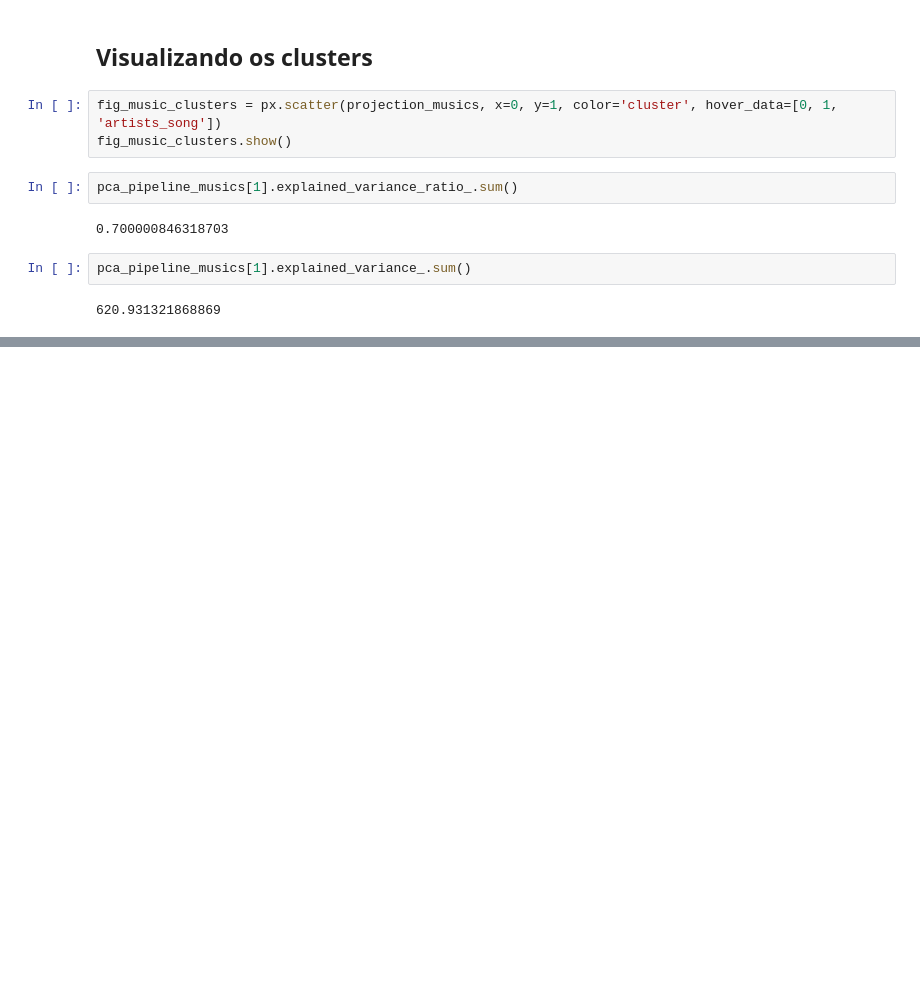
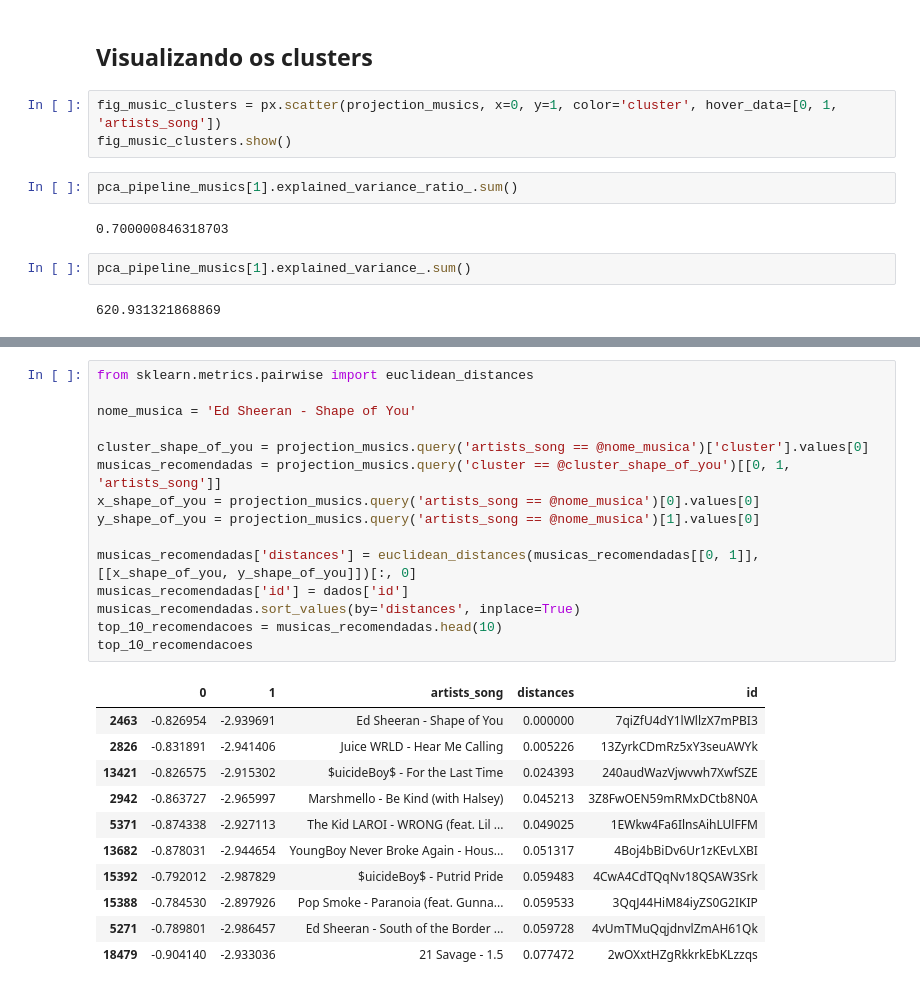
Before and after one commit to ledsouza/ml-musicas, a Jupyter notebook: recomendador_musicas.ipynb, the cells around one changed output, grey strips where cells are left out. Saved outputs shown, nothing was run; the diff lists cells and outputs as text; blank space fills up the shorter version.

```diff
--- a/recomendador_musicas.ipynb
+++ b/recomendador_musicas.ipynb
@@ -484,0 +503,27 @@ pca_pipeline_musics[1].explained_variance_.sum()
+# %%
+from sklearn.metrics.pairwise import euclidean_distances
+
+nome_musica = 'Ed Sheeran - Shape of You'
+
+cluster_shape_of_you = projection_musics.query('artists_song == @nome_musica')['cluster'].values[0]
+musicas_recomendadas = projection_musics.query('cluster == @cluster_shape_of_you')[[0, 1, 'artists_song']]
+x_shape_of_you = projection_musics.query('artists_song == @nome_musica')[0].values[0]
+y_shape_of_you = projection_musics.query('artists_song == @nome_musica')[1].values[0]
+
+musicas_recomendadas['distances'] = euclidean_distances(musicas_recomendadas[[0, 1]], [[x_shape_of_you, y_shape_of_you]])[:, 0]
+musicas_recomendadas['id'] = dados['id']
+musicas_recomendadas.sort_values(by='distances', inplace=True)
+top_10_recomendacoes = musicas_recomendadas.head(10)
+top_10_recomendacoes
+# %% [output]
+|  | 0 | 1 | artists_song | distances | id |
+| 2463 | -0.826954 | -2.939691 | Ed Sheeran - Shape of You | 0.000000 | 7qiZfU4dY1lWllzX7mPBI3 |
+| 2826 | -0.831891 | -2.941406 | Juice WRLD - Hear Me Calling | 0.005226 | 13ZyrkCDmRz5xY3seuAWYk |
+| 13421 | -0.826575 | -2.915302 | $uicideBoy$ - For the Last Time | 0.024393 | 240audWazVjwvwh7XwfSZE |
+| 2942 | -0.863727 | -2.965997 | Marshmello - Be Kind (with Halsey) | 0.045213 | 3Z8FwOEN59mRMxDCtb8N0A |
+| 5371 | -0.874338 | -2.927113 | The Kid LAROI - WRONG (feat. Lil ... | 0.049025 | 1EWkw4Fa6IlnsAihLUlFFM |
+| 13682 | -0.878031 | -2.944654 | YoungBoy Never Broke Again - Hous... | 0.051317 | 4Boj4bBiDv6Ur1zKEvLXBI |
+| 15392 | -0.792012 | -2.987829 | $uicideBoy$ - Putrid Pride | 0.059483 | 4CwA4CdTQqNv18QSAW3Srk |
+| 15388 | -0.784530 | -2.897926 | Pop Smoke - Paranoia (feat. Gunna... | 0.059533 | 3QqJ44HiM84iyZS0G2IKIP |
+| 5271 | -0.789801 | -2.986457 | Ed Sheeran - South of the Border ... | 0.059728 | 4vUmTMuQqjdnvlZmAH61Qk |
+| 18479 | -0.904140 | -2.933036 | 21 Savage - 1.5 | 0.077472 | 2wOXxtHZgRkkrkEbKLzzqs |
```
Also changed, not shown: parts of 2 cells of this notebook, 1 other file.
